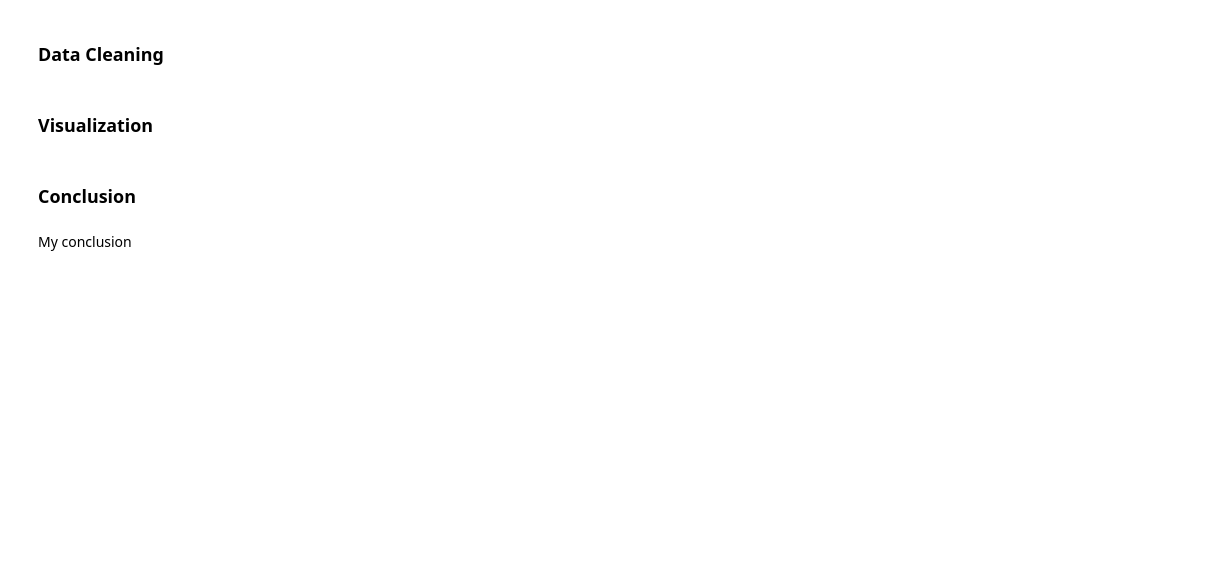
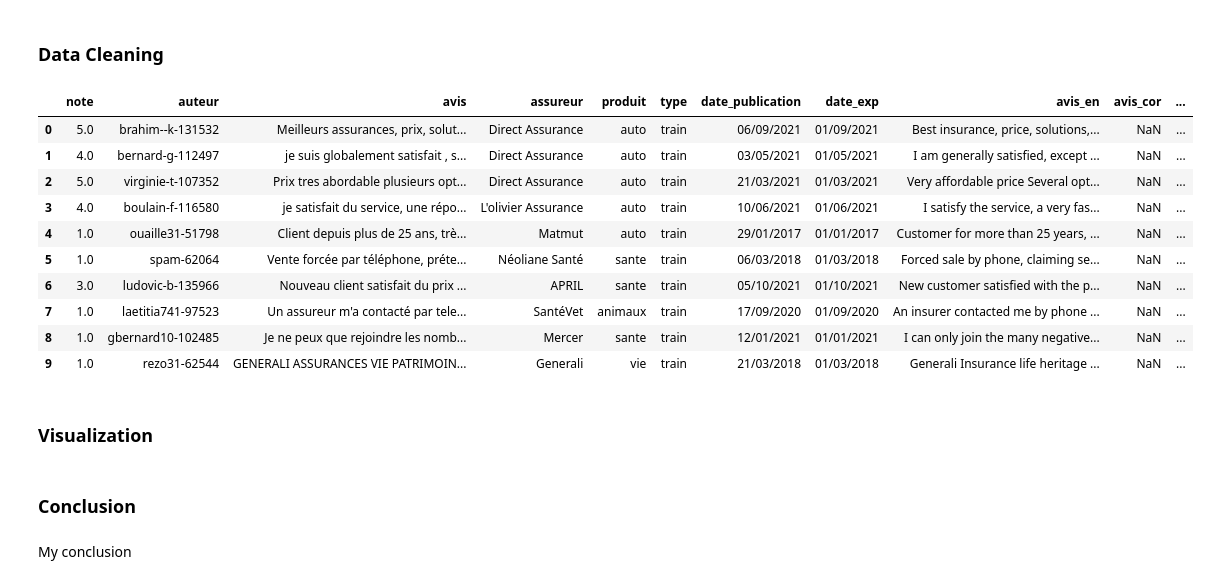
Before and after one commit to Loro67/insurance-reviews-nlp-analysis, a Jupyter notebook: report_notebook.ipynb, the cells around one changed output. Saved outputs shown, nothing was run; the diff lists cells and outputs as text; code cells hidden in the pictures; blank space fills up the shorter version.

```diff
--- a/report_notebook.ipynb
+++ b/report_notebook.ipynb
@@ -58,4 +127,18 @@ Shape: (34435, 11)
 # %% [markdown]
 ### Data Cleaning
+# %%
+df[df["type"]=="train"].head(10)
+# %% [output]
+|  | note | auteur | avis | assureur | produit | type | date_publication | date_exp | avis_en | avis_cor | ... |
+| 0 | 5.0 | brahim--k-131532 | Meilleurs assurances, prix, solut... | Direct Assurance | auto | train | 06/09/2021 | 01/09/2021 | Best insurance, price, solutions,... | NaN | ... |
+| 1 | 4.0 | bernard-g-112497 | je suis globalement satisfait , s... | Direct Assurance | auto | train | 03/05/2021 | 01/05/2021 | I am generally satisfied, except ... | NaN | ... |
+| 2 | 5.0 | virginie-t-107352 | Prix tres abordable plusieurs opt... | Direct Assurance | auto | train | 21/03/2021 | 01/03/2021 | Very affordable price Several opt... | NaN | ... |
+| 3 | 4.0 | boulain-f-116580 | je satisfait du service, une répo... | L'olivier Assurance | auto | train | 10/06/2021 | 01/06/2021 | I satisfy the service, a very fas... | NaN | ... |
+| 4 | 1.0 | ouaille31-51798 | Client depuis plus de 25 ans, trè... | Matmut | auto | train | 29/01/2017 | 01/01/2017 | Customer for more than 25 years, ... | NaN | ... |
+| 5 | 1.0 | spam-62064 | Vente forcée par téléphone, préte... | Néoliane Santé | sante | train | 06/03/2018 | 01/03/2018 | Forced sale by phone, claiming se... | NaN | ... |
+| 6 | 3.0 | ludovic-b-135966 | Nouveau client satisfait du prix ... | APRIL | sante | train | 05/10/2021 | 01/10/2021 | New customer satisfied with the p... | NaN | ... |
+| 7 | 1.0 | laetitia741-97523 | Un assureur m'a contacté par tele... | SantéVet | animaux | train | 17/09/2020 | 01/09/2020 | An insurer contacted me by phone ... | NaN | ... |
+| 8 | 1.0 | gbernard10-102485 | Je ne peux que rejoindre les nomb... | Mercer | sante | train | 12/01/2021 | 01/01/2021 | I can only join the many negative... | NaN | ... |
+| 9 | 1.0 | rezo31-62544 | GENERALI ASSURANCES VIE PATRIMOIN... | Generali | vie | train | 21/03/2018 | 01/03/2018 | Generali Insurance life heritage ... | NaN | ... |
 # %% [markdown]
 ### Visualization
```
Also changed, not shown: parts of 5 cells of this notebook, 1 other file.
